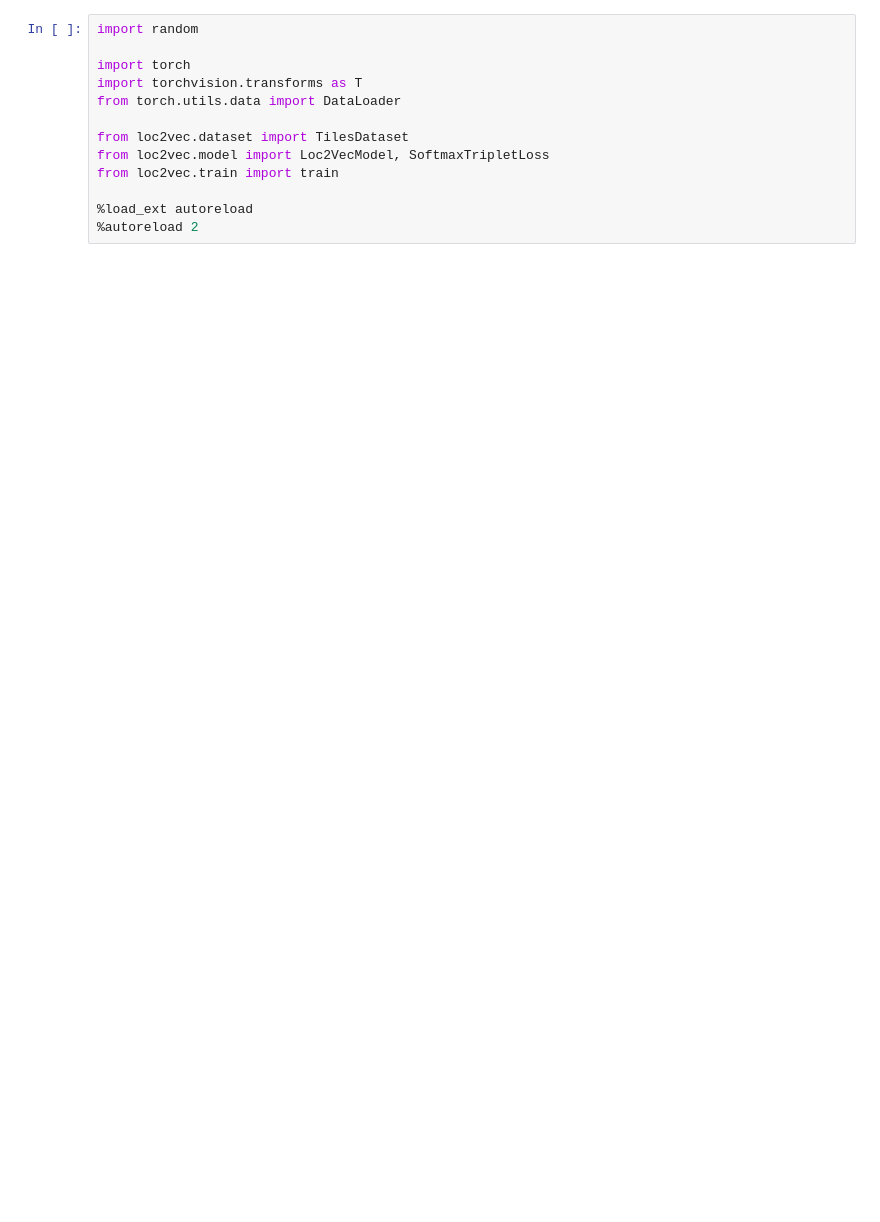
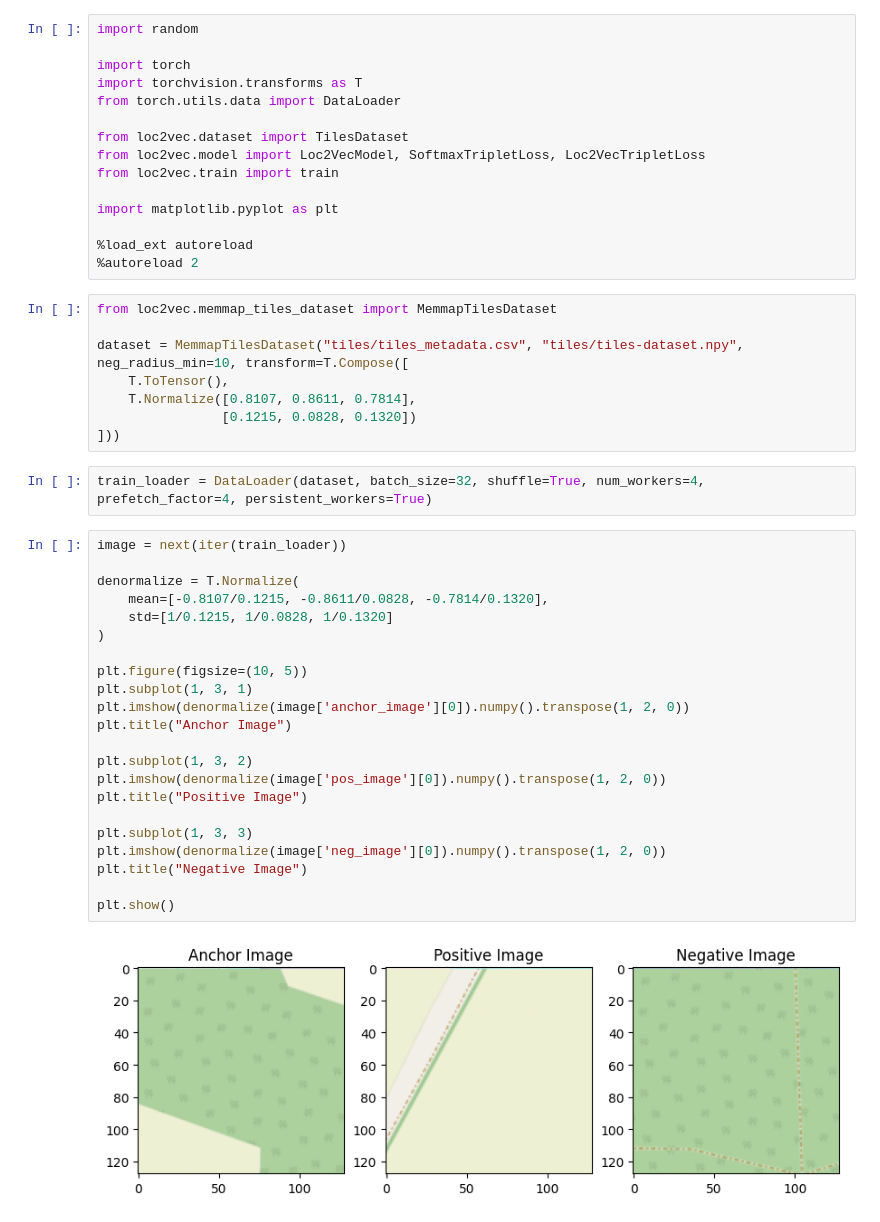
Before and after one commit to klaipher/loc2vec, a Jupyter notebook: Loc2Vec.ipynb, the cells around one changed output. Cells and saved outputs as stored; diff of their text form; blank space fills up the shorter version.

Commit message:
Add new dataset generation script (npy) for memmap dataloader. Add memmap dataloader

```diff
--- a/Loc2Vec.ipynb
+++ b/Loc2Vec.ipynb
@@ -6,11 +6,47 @@ import torchvision.transforms as T
 from torch.utils.data import DataLoader
 
 from loc2vec.dataset import TilesDataset
-from loc2vec.model import Loc2VecModel, SoftmaxTripletLoss
+from loc2vec.model import Loc2VecModel, SoftmaxTripletLoss, Loc2VecTripletLoss
 from loc2vec.train import train
+
+import matplotlib.pyplot as plt
 
 %load_ext autoreload
 %autoreload 2
+# %%
+from loc2vec.memmap_tiles_dataset import MemmapTilesDataset
+
+dataset = MemmapTilesDataset("tiles/tiles_metadata.csv", "tiles/tiles-dataset.npy", neg_radius_min=10, transform=T.Compose([
+    T.ToTensor(),
+    T.Normalize([0.8107, 0.8611, 0.7814],
+                [0.1215, 0.0828, 0.1320])
+]))
+# %%
+train_loader = DataLoader(dataset, batch_size=32, shuffle=True, num_workers=4, prefetch_factor=4, persistent_workers=True)
+# %%
+image = next(iter(train_loader))
+
+denormalize = T.Normalize(
+    mean=[-0.8107/0.1215, -0.8611/0.0828, -0.7814/0.1320],
+    std=[1/0.1215, 1/0.0828, 1/0.1320]
+)
+
+plt.figure(figsize=(10, 5))
+plt.subplot(1, 3, 1)
+plt.imshow(denormalize(image['anchor_image'][0]).numpy().transpose(1, 2, 0))
+plt.title("Anchor Image")
+
+plt.subplot(1, 3, 2)
+plt.imshow(denormalize(image['pos_image'][0]).numpy().transpose(1, 2, 0))
+plt.title("Positive Image")
+
+plt.subplot(1, 3, 3)
+plt.imshow(denormalize(image['neg_image'][0]).numpy().transpose(1, 2, 0))
+plt.title("Negative Image")
+
+plt.show()
+# %% [output]
+[figure, added]
 # %%
 device = torch.device("mps" if torch.backends.mps.is_available() else "cpu")
 model = Loc2VecModel(input_channels=3, embedding_dim=16, dropout_rate=0.5)
```
Also changed, not shown: parts of 3 cells of this notebook, 2 other files.
